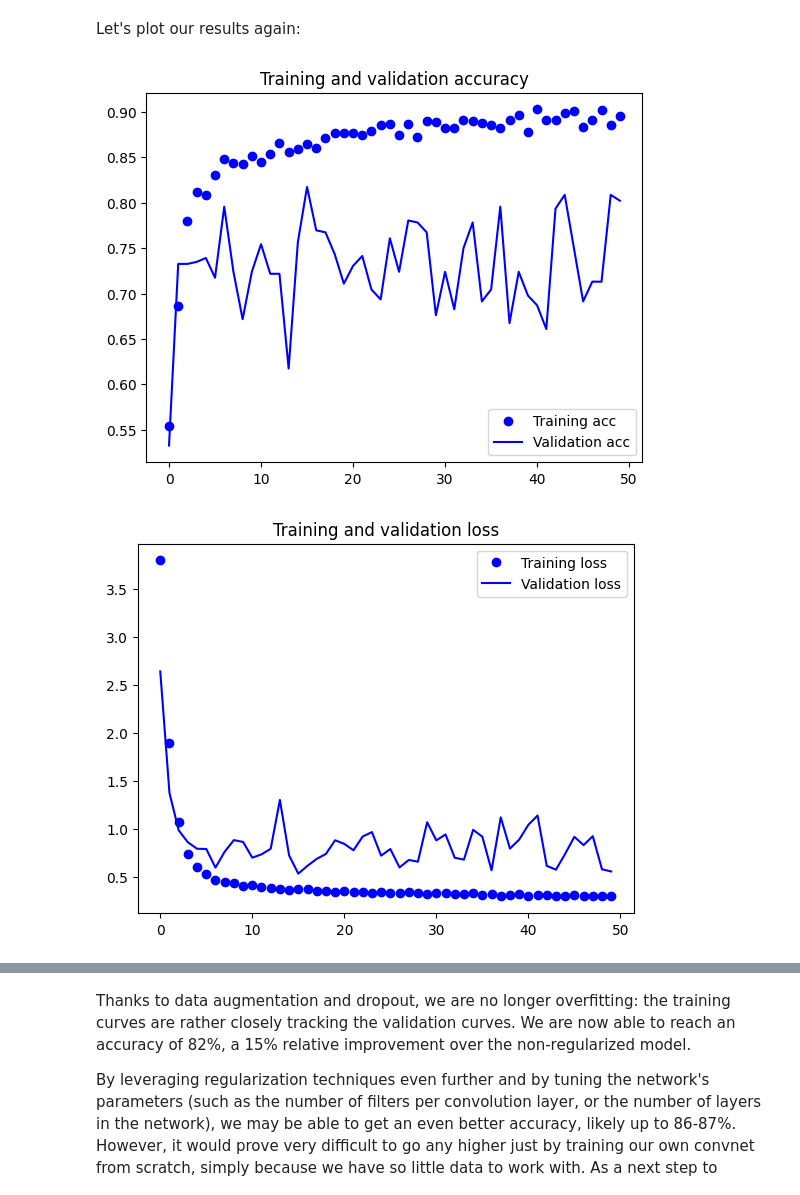
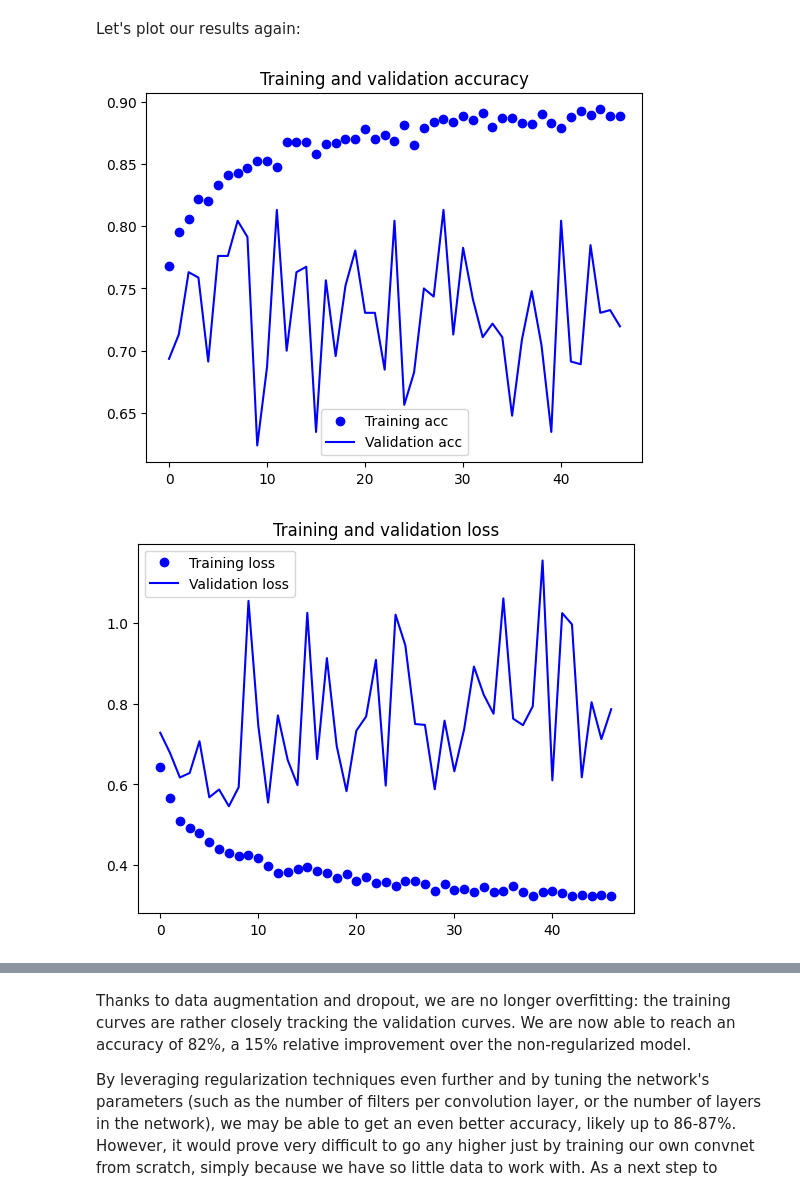
Before and after one commit to johnnysDeu/Thesis, a Jupyter notebook: Model.DataAugmentation.ipynb, the cells around one changed output, grey strips where cells are left out. Drawn from its saved outputs; the diff is of its cells as text; code cells hidden in the pictures.

Commit message:
model validating 2 models

```diff
--- a/Model.DataAugmentation.ipynb
+++ b/Model.DataAugmentation.ipynb
@@ -614,13 +617,13 @@ model_aug.add(layers.Conv2D(32, (3, 3), activation='relu',
 model_aug.add(layers.MaxPooling2D((2, 2)))
 model_aug.add(layers.Conv2D(64, (3, 3), activation='relu'))
 model_aug.add(layers.MaxPooling2D((2, 2)))
+#model_aug.add(layers.Conv2D(256, (3, 3), activation='relu'))
+#model_aug.add(layers.MaxPooling2D((2, 2)))
 model_aug.add(layers.Conv2D(64, (3, 3), activation='relu'))
 model_aug.add(layers.MaxPooling2D((2, 2)))
-model_aug.add(layers.Conv2D(128, (3, 3), activation='relu'))
-model_aug.add(layers.MaxPooling2D((2, 2)))
 model_aug.add(layers.Flatten())
-model_aug.add(layers.Dropout(0.5))
-model_aug.add(layers.Dense(256, activation='relu', kernel_regularizer = regularizers.l2(0.01)))
+#model_aug.add(layers.Dropout(0.5))
+model_aug.add(layers.Dense(128, activation='relu', kernel_regularizer = regularizers.l2(0.01)))
 model_aug.add(layers.Dense(1, activation='sigmoid'))
 
 model_aug.compile(loss='binary_crossentropy',
@@ -696,30 +699,32 @@ Let's save our model -- we will be using it in the section on convnet visualizat
 #model.save('Ads_classifier_small_2.h5')
 # %% [markdown]
 Let's plot our results again:
+# %%
+START_PLOT_FROM_EPOCH = 3
 # %%
-acc = history.history['acc']
-val_acc = history.history['val_acc']
-loss = history.history['loss']
-val_loss = history.history['val_loss']
+acc = history.history['acc'][START_PLOT_FROM_EPOCH:]
+val_acc = history.history['val_acc'][START_PLOT_FROM_EPOCH:]
+loss = history.history['loss'][START_PLOT_FROM_EPOCH:]
+val_loss = history.history['val_loss'][START_PLOT_FROM_EPOCH:]
 
 epochs = range(len(acc))
 
 plt.plot(epochs, acc, 'bo', label='Training acc')
 plt.plot(epochs, val_acc, 'b', label='Validation acc')
 plt.title('Training and validation accuracy')
 plt.legend()
 
 plt.figure()
 
 plt.plot(epochs, loss, 'bo', label='Training loss')
 plt.plot(epochs, val_loss, 'b', label='Validation loss')
 plt.title('Training and validation loss')
 plt.legend()
 
 plt.show()
 # %% [output]
-[figure, old version]
+[figure, new version]
-[figure, old version]
+[figure, new version]
 # %%
 test_generator = test_datagen.flow_from_directory(
         test_dir,
```
Also changed, not shown: parts of 14 cells of this notebook, 1 other file.
